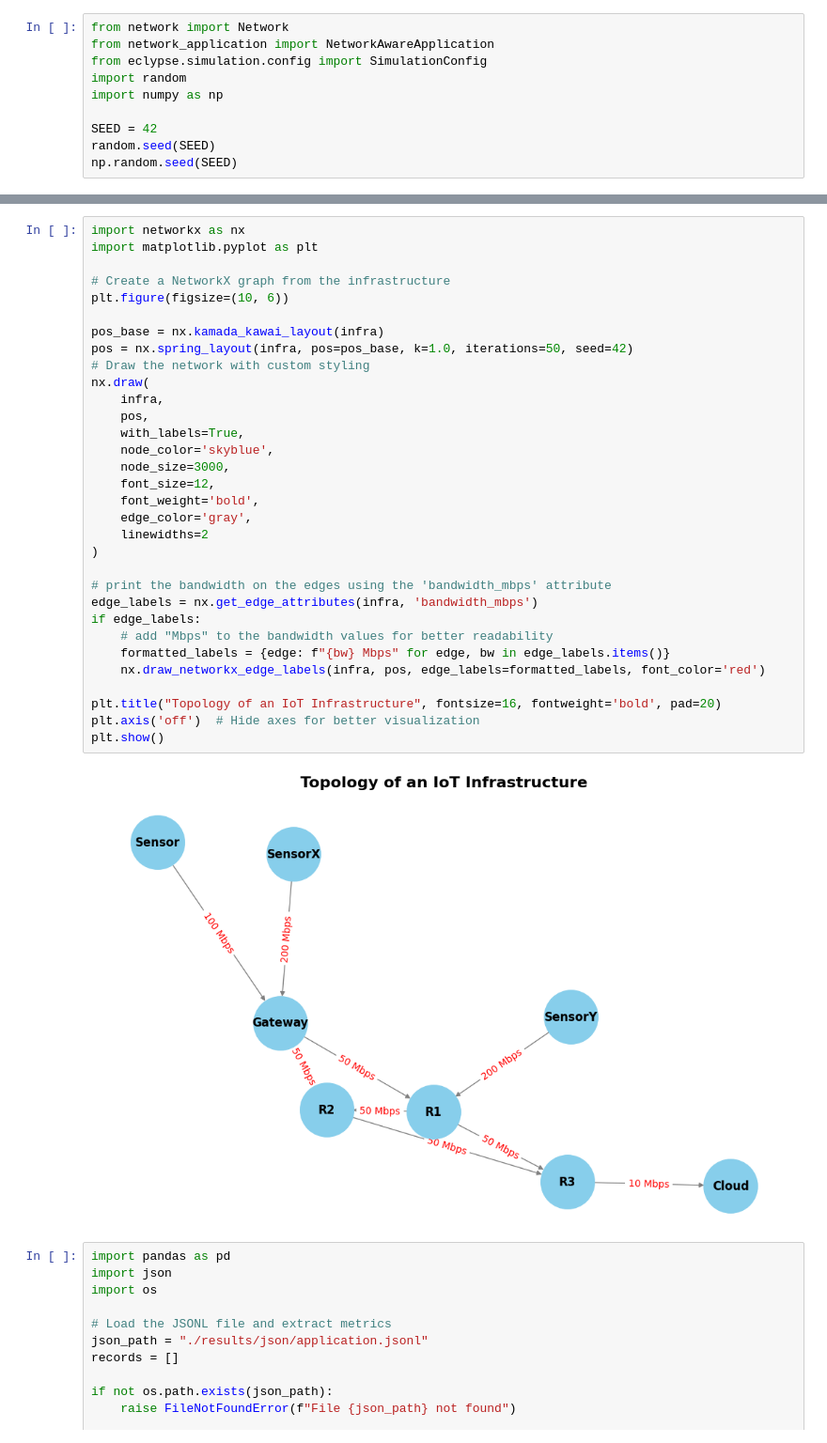
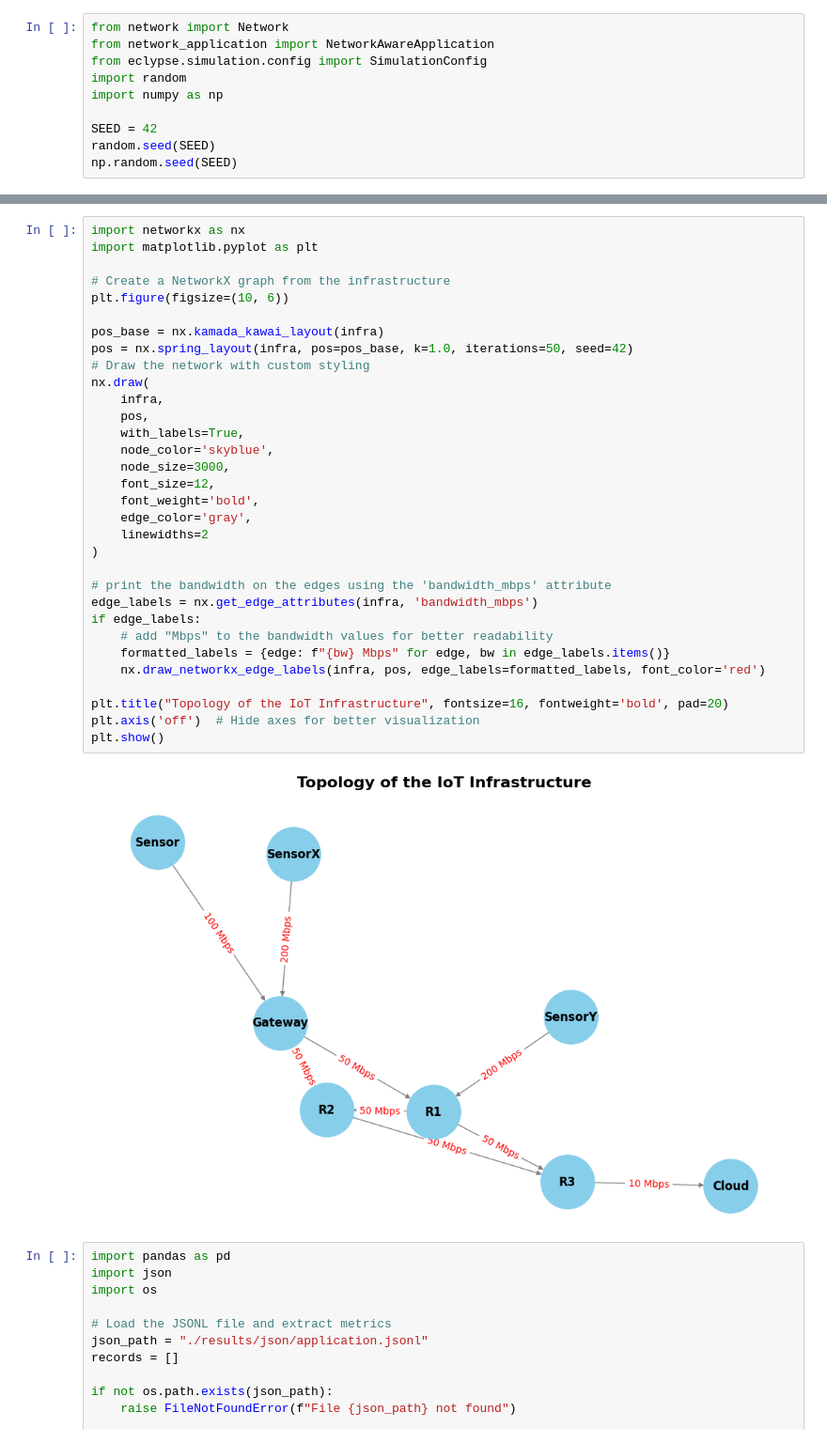
Before and after one commit to DadeOrsu/eclypse-plus-net, a Jupyter notebook: eclypse/network/demo.ipynb, the cells around one changed output, grey strips where cells are left out. Shown at 94% size. Drawn from its saved outputs; the diff is of its cells as text.

```diff
--- a/eclypse/network/demo.ipynb
+++ b/eclypse/network/demo.ipynb
@@ -174,35 +173,35 @@ import networkx as nx
 import matplotlib.pyplot as plt
 
 # Create a NetworkX graph from the infrastructure
 plt.figure(figsize=(10, 6))
 
 pos_base = nx.kamada_kawai_layout(infra)
 pos = nx.spring_layout(infra, pos=pos_base, k=1.0, iterations=50, seed=42)
 # Draw the network with custom styling
 nx.draw(
     infra,
     pos,
     with_labels=True,
     node_color='skyblue',
     node_size=3000,
     font_size=12,
     font_weight='bold',
     edge_color='gray',
     linewidths=2
 )
 
 # print the bandwidth on the edges using the 'bandwidth_mbps' attribute
 edge_labels = nx.get_edge_attributes(infra, 'bandwidth_mbps')
 if edge_labels:
     # add "Mbps" to the bandwidth values for better readability
     formatted_labels = {edge: f"{bw} Mbps" for edge, bw in edge_labels.items()}
     nx.draw_networkx_edge_labels(infra, pos, edge_labels=formatted_labels, font_color='red')
 
-plt.title("Topology of an IoT Infrastructure", fontsize=16, fontweight='bold', pad=20)
+plt.title("Topology of the IoT Infrastructure", fontsize=16, fontweight='bold', pad=20)
 plt.axis('off')  # Hide axes for better visualization
 plt.show()
 # %% [output]
-[figure, old version]
+[figure, new version]
 # %%
 import pandas as pd
 import json
```
Also changed, not shown: parts of 3 cells of this notebook.
